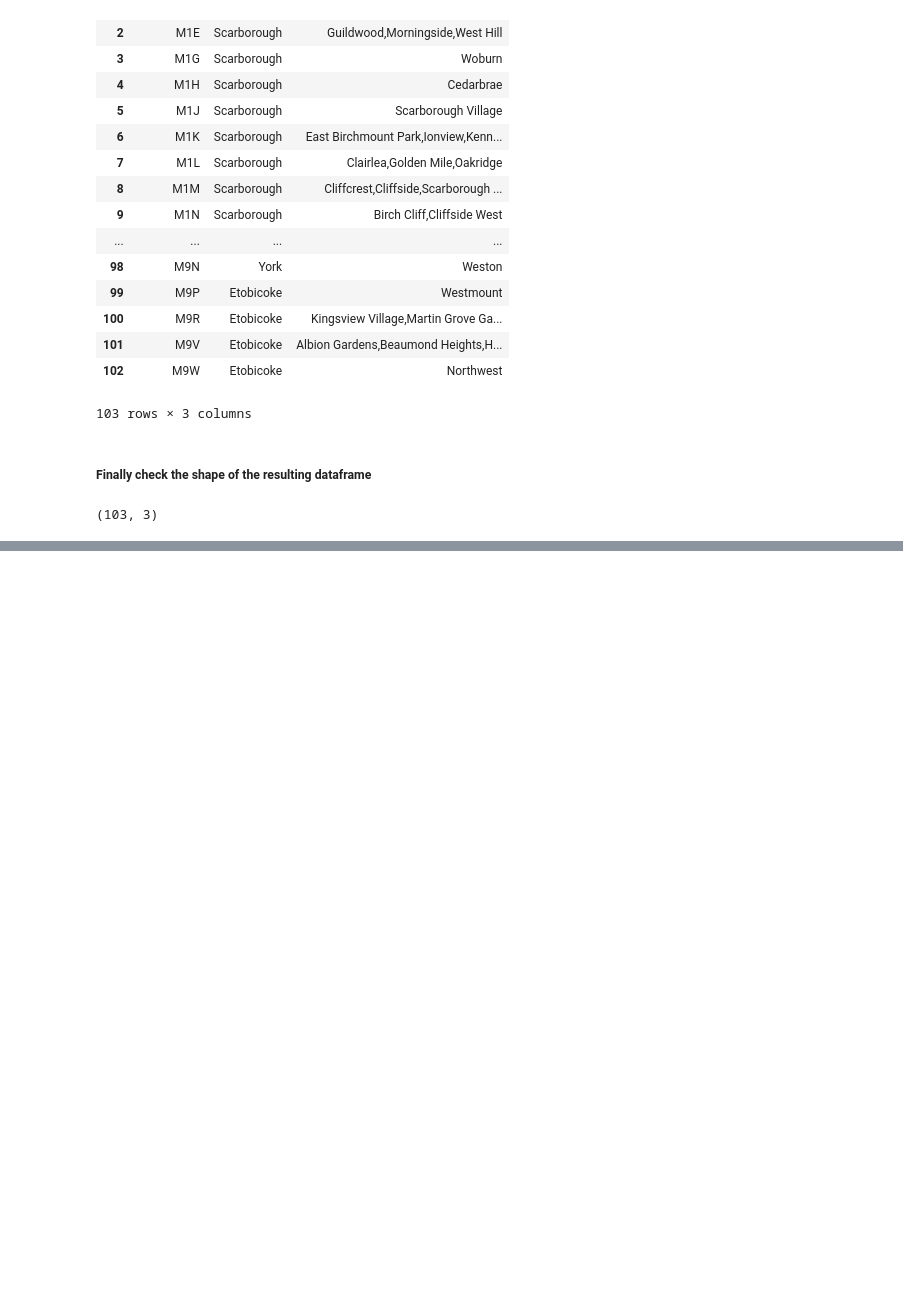
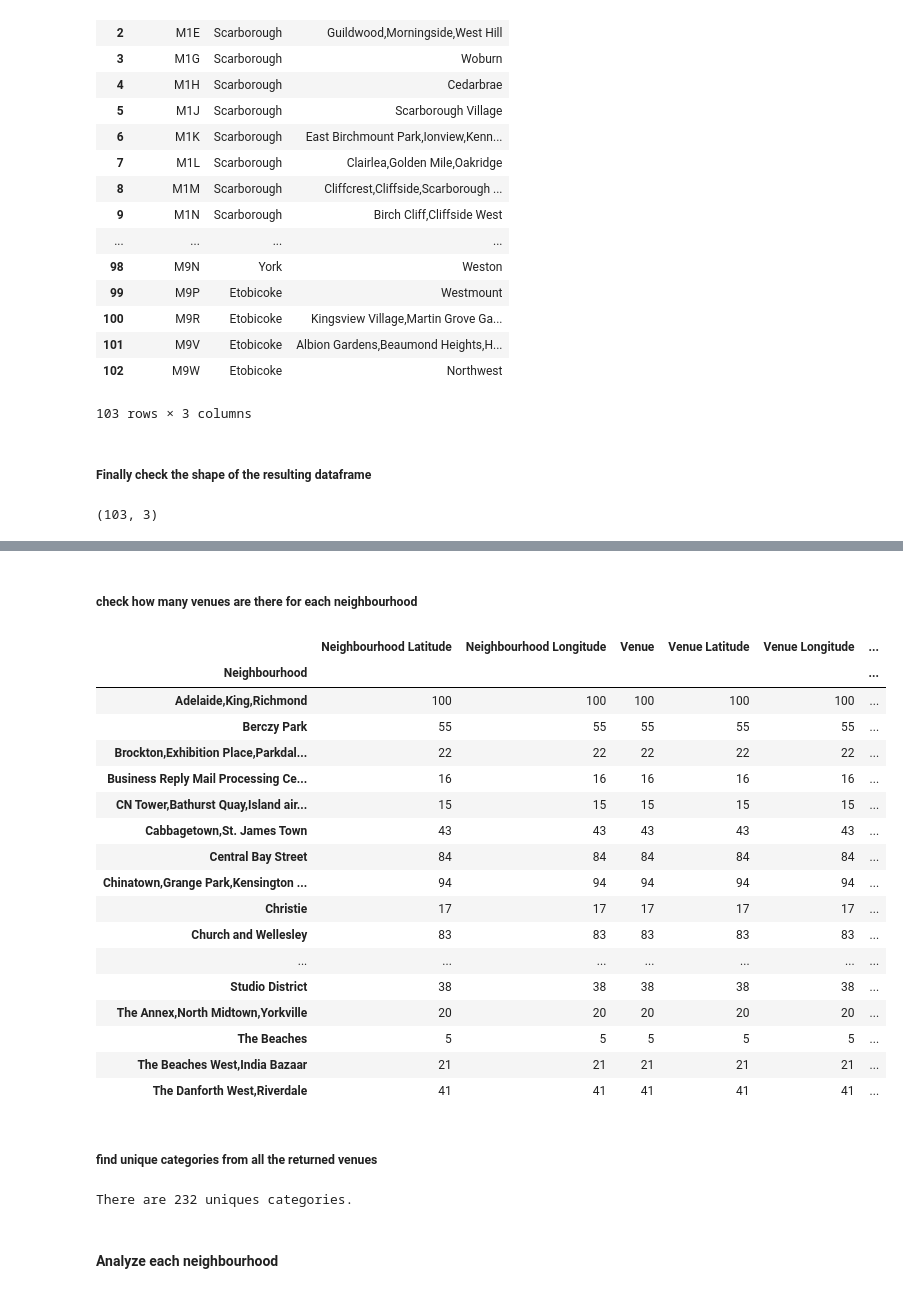
Before and after one commit to psbiswas/Coursera_Capstone, a Jupyter notebook: Exploring Neighbourhoods in Toronto.ipynb, the cells around one changed output, grey strips where cells are left out. Drawn from its saved outputs; the diff is of its cells as text; code cells hidden in the pictures; blank space fills up the shorter version.

```diff
--- a/Exploring Neighbourhoods in Toronto.ipynb
+++ b/Exploring Neighbourhoods in Toronto.ipynb
@@ -145,0 +270,18 @@ dfx.shape
+# %%
+# create map of Toronto using latitude and longitude values
+map_toronto = folium.Map(location=[latitude, longitude], zoom_start=11)
+
+# add markers to map
+for lat, lng, label in zip(toronto_data['Latitude'], toronto_data['Longitude'], toronto_data['Neighbourhood']):
+    label = folium.Popup(label, parse_html=True)
+    folium.CircleMarker(
+        [lat, lng],
+        radius=5,
+        popup=label,
+        color='blue',
+        fill=True,
+        fill_color='#3186cc',
+        fill_opacity=0.7,
+        parse_html=False).add_to(map_toronto)
+
+map_toronto
@@ -145,0 +388,31 @@ dfx.shape
+# %% [markdown]
+##### check how many venues are there for each neighbourhood
+# %%
+toronto_venues.groupby('Neighbourhood').count()
+# %% [output]
+|  | Neighbourhood Latitude | Neighbourhood Longitude | Venue | Venue Latitude | Venue Longitude | ... |
+| Neighbourhood |  |  |  |  |  | ... |
+| Adelaide,King,Richmond | 100 | 100 | 100 | 100 | 100 | ... |
+| Berczy Park | 55 | 55 | 55 | 55 | 55 | ... |
+| Brockton,Exhibition Place,Parkdal... | 22 | 22 | 22 | 22 | 22 | ... |
+| Business Reply Mail Processing Ce... | 16 | 16 | 16 | 16 | 16 | ... |
+| CN Tower,Bathurst Quay,Island air... | 15 | 15 | 15 | 15 | 15 | ... |
+| Cabbagetown,St. James Town | 43 | 43 | 43 | 43 | 43 | ... |
+| Central Bay Street | 84 | 84 | 84 | 84 | 84 | ... |
+| Chinatown,Grange Park,Kensington ... | 94 | 94 | 94 | 94 | 94 | ... |
+| Christie | 17 | 17 | 17 | 17 | 17 | ... |
+| Church and Wellesley | 83 | 83 | 83 | 83 | 83 | ... |
+| ... | ... | ... | ... | ... | ... | ... |
+| Studio District | 38 | 38 | 38 | 38 | 38 | ... |
+| The Annex,North Midtown,Yorkville | 20 | 20 | 20 | 20 | 20 | ... |
+| The Beaches | 5 | 5 | 5 | 5 | 5 | ... |
+| The Beaches West,India Bazaar | 21 | 21 | 21 | 21 | 21 | ... |
+| The Danforth West,Riverdale | 41 | 41 | 41 | 41 | 41 | ... |
+# %% [markdown]
+ ##### find unique categories from all the returned venues
+# %%
+print('There are {} uniques categories.'.format(len(toronto_venues['Venue Category'].unique())))
+# %% [output]
+There are 232 uniques categories.
+# %% [markdown]
+#### Analyze each neighbourhood
```
Also changed, not shown: parts of 57 cells of this notebook.
